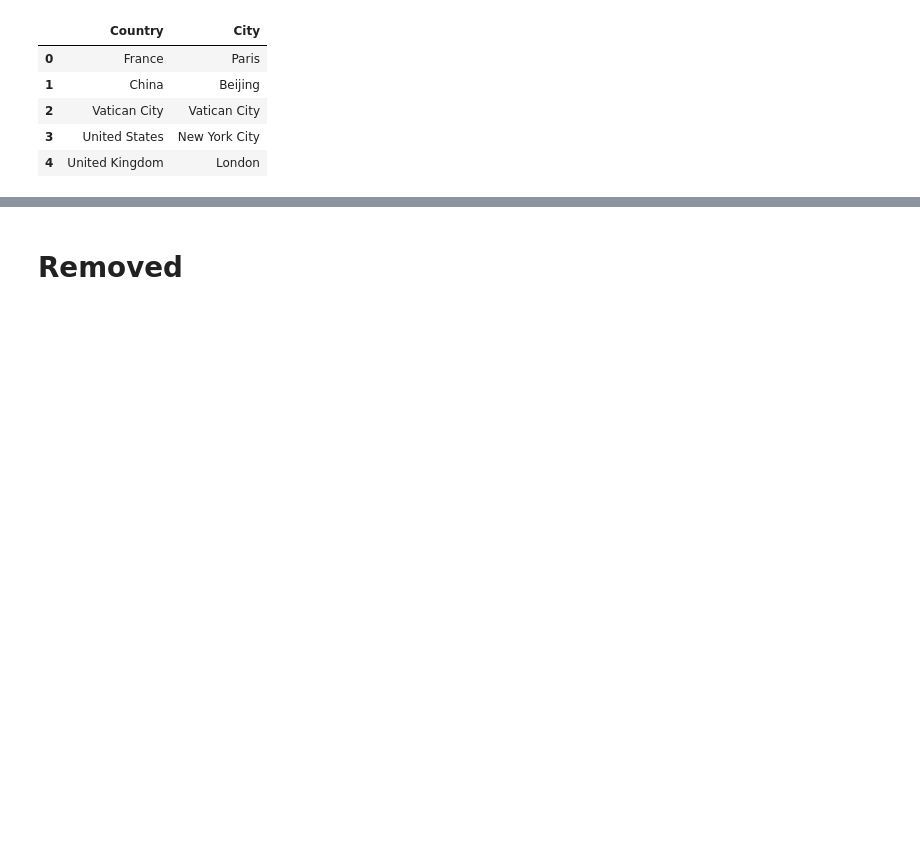
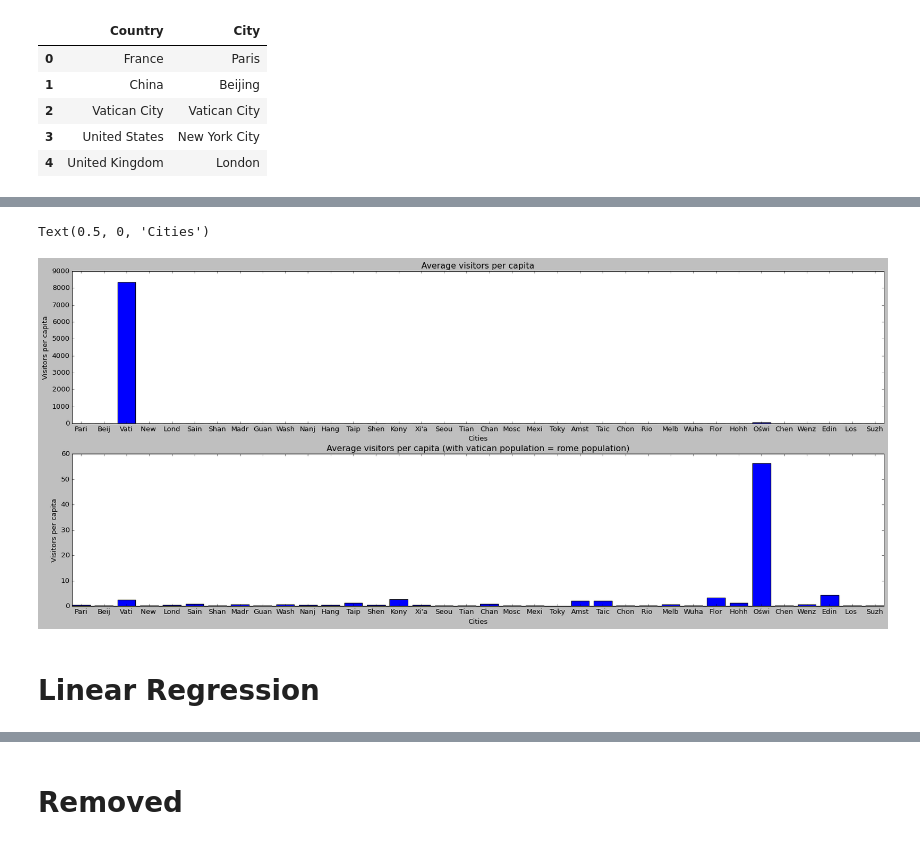
Before and after one commit to YT98/museum_visitors, a Jupyter notebook: research.ipynb, the cells around one changed output, grey strips where cells are left out. Saved outputs shown, nothing was run; the diff lists cells and outputs as text; code cells hidden in the pictures; blank space fills up the shorter version.

```diff
--- a/research.ipynb
+++ b/research.ipynb
@@ -306,0 +269,35 @@ vatican_rome.at[vatican_row.index, "Population"] =  2.873300e+06
+# %%
+# Init plots
+fig, (ax1, ax2) = plt.subplots(2, 1)
+fig.set_figwidth(25)
+fig.set_figheight(10)
+
+# Average visitor per capita data
+pop = avg_df["Population"].astype("float")
+avg_vis = avg_df["Average Visitors"].astype("float")
+cities = avg_df["City"].str[:4]
+vis_per_cap = avg_vis / pop
+
+# Plot
+ax1.bar(cities, height=vis_per_cap)
+ax1.set_title("Average visitors per capita")
+ax1.set_ylabel("Visitors per capita")
+ax1.set_xlabel("Cities")
+
+# With vatican population = rome population
+pop = avg_df["Population"].astype("float")
+avg_vis = avg_df["Average Visitors"].astype("float")
+cities = avg_df["City"].str[:4]
+pop.loc[2] = 2.873 * 1000000 # Vatican population = Rome population = 2.873 mil
+vis_per_cap = avg_vis / pop
+
+# Plot
+ax2.bar(cities, height=vis_per_cap)
+ax2.set_title("Average visitors per capita (with vatican population = rome population)")
+ax2.set_ylabel("Visitors per capita")
+ax2.set_xlabel("Cities")
+# %% [output]
+Text(0.5, 0, 'Cities')
+[figure, added]
+# %% [markdown]
+# **Linear Regression**
```
Also changed, not shown: parts of 26 cells of this notebook.
